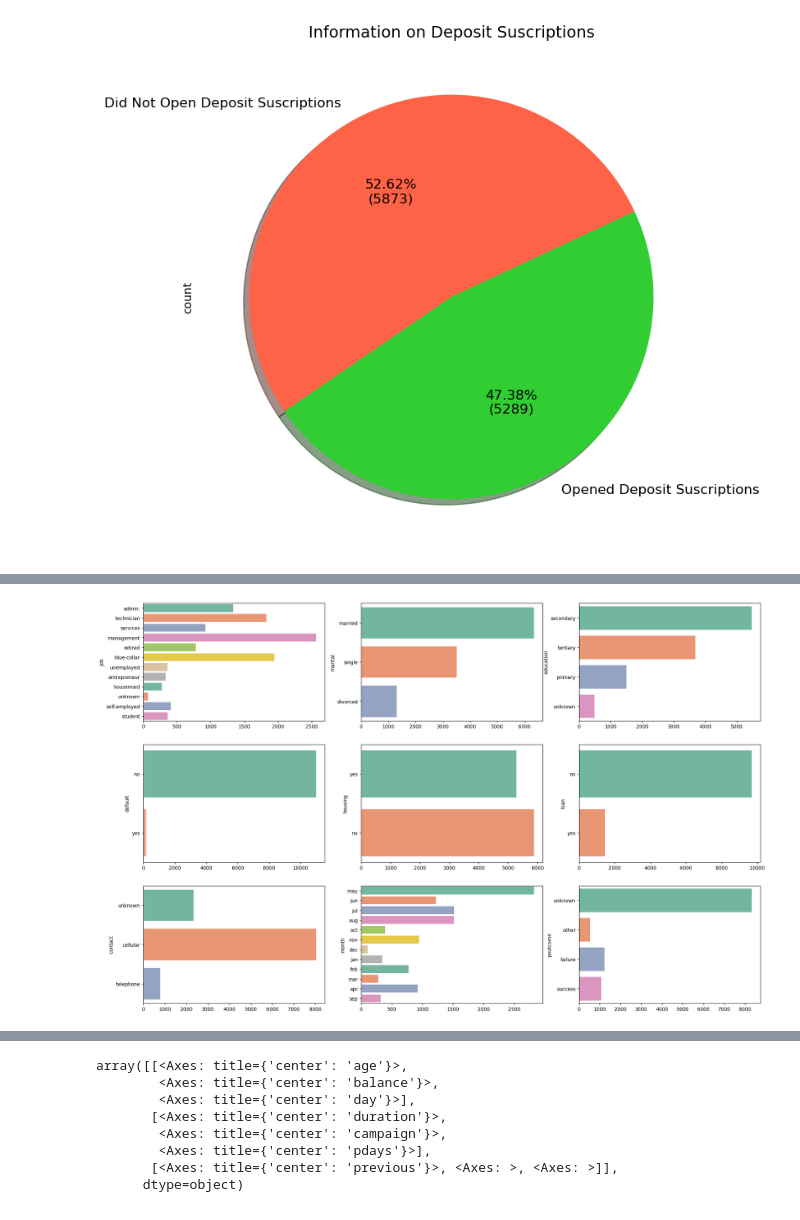
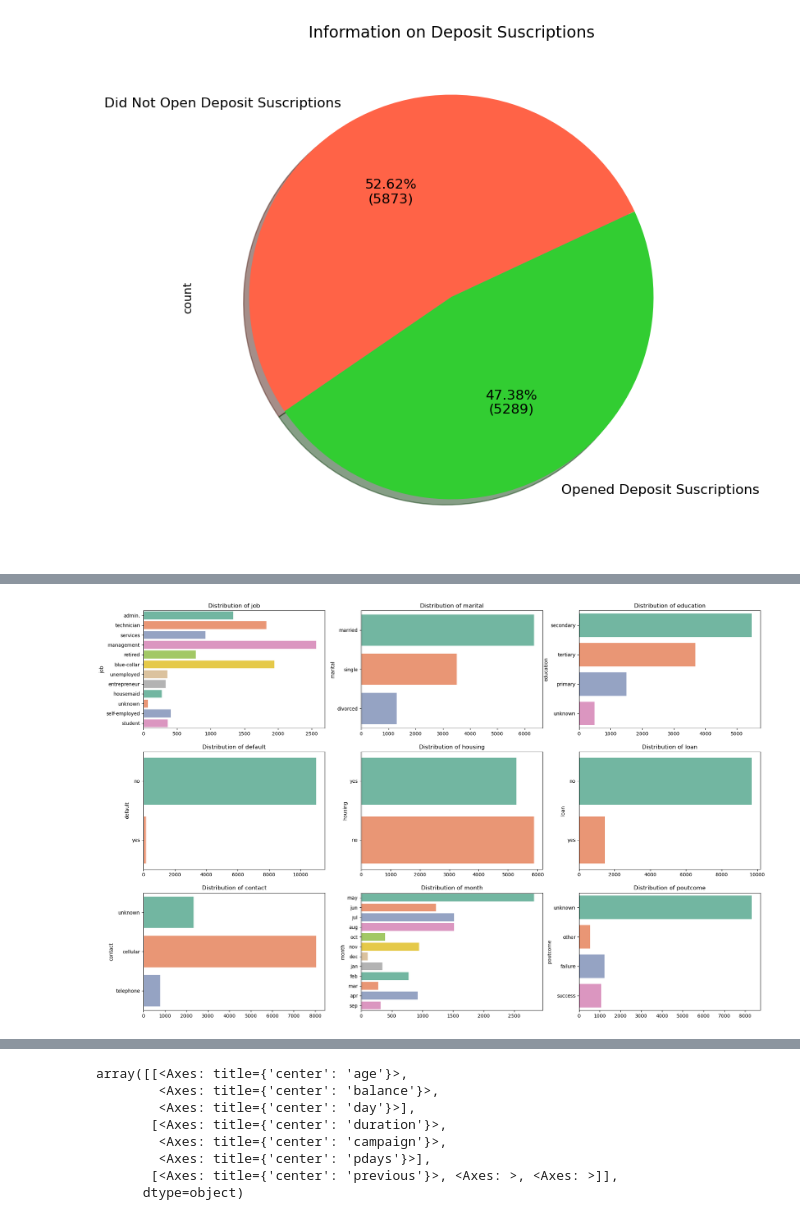
Before and after one commit to Migas77/FAA_Assignment1, a Jupyter notebook: bank_data_analysis.ipynb, the cells around one changed output, grey strips where cells are left out. Drawn from its saved outputs; the diff is of its cells as text; code cells hidden in the pictures.

```diff
--- a/bank_data_analysis.ipynb
+++ b/bank_data_analysis.ipynb
@@ -126,11 +128,11 @@ y_counts.plot.pie(
 # %%
-# Distribution Categorical Data
 categorical_columns = df.columns[df.dtypes == 'object']
 categorical_columns = categorical_columns.drop("deposit")
 
 fig, ax = plt.subplots(3, 3, figsize=(23, 15))
 for variable, subplot in zip(categorical_columns, ax.flatten()):
   sns.countplot(y=df[variable], ax=subplot, hue=df[variable], palette="Set2", legend=False)
   subplot.set(xlabel=None)
+  subplot.set_title(f"Distribution of {variable}")
 # %% [output]
-[figure, old version]
+[figure, new version]
```
Also changed, not shown: parts of 21 cells of this notebook.
